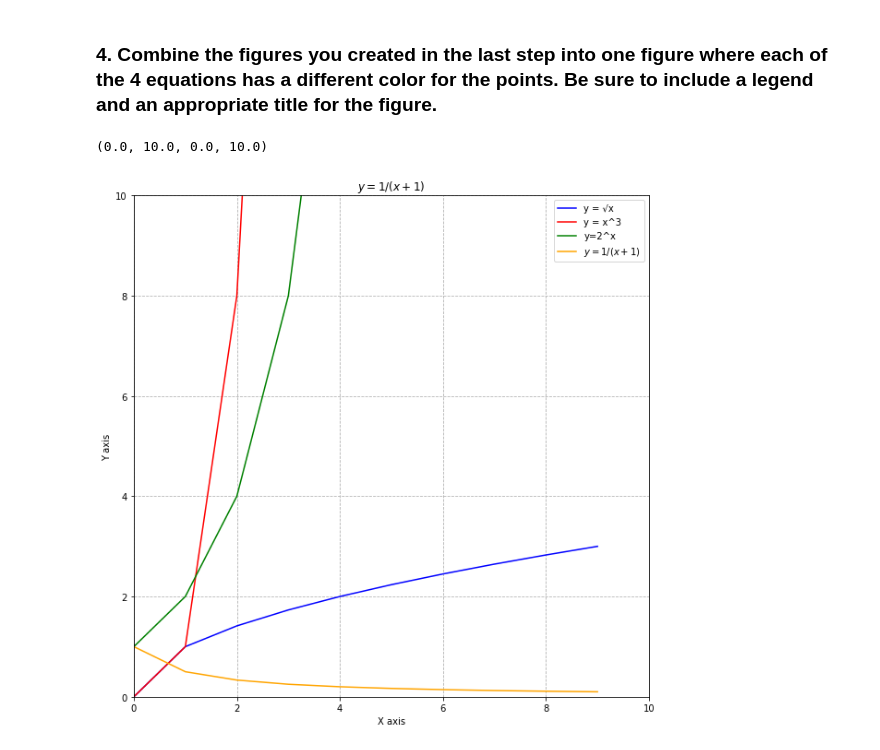
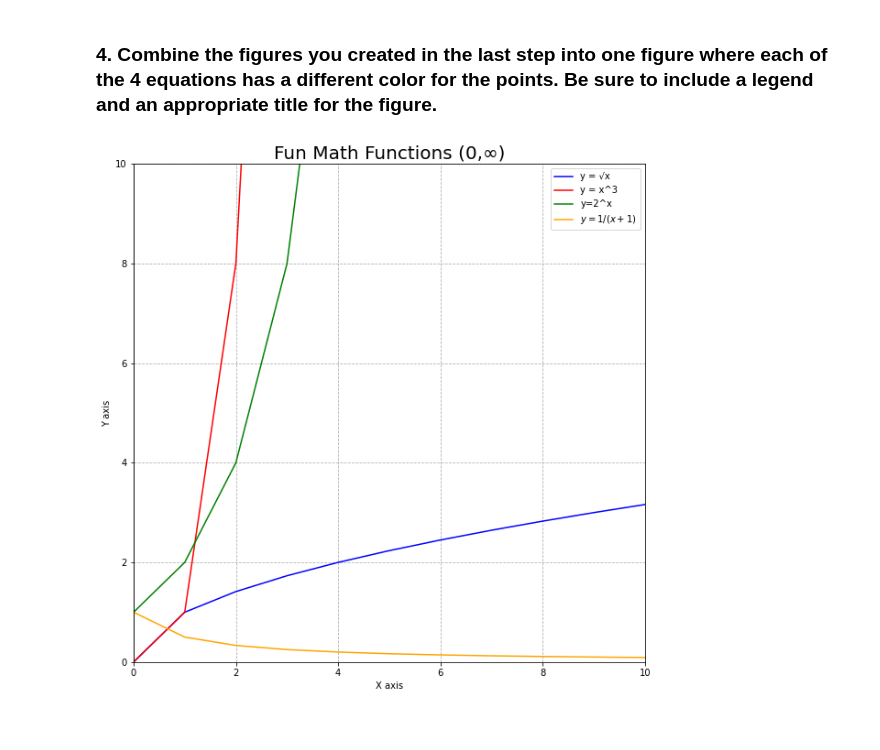
Before and after one commit to JeanetteSchulz/numpy-pandas-visualization-exercises, a Jupyter notebook: matplotlib_exercises.ipynb, the cells around one changed output. Cells and saved outputs as stored; diff of their text form; code cells hidden in the pictures.

```diff
--- a/matplotlib_exercises.ipynb
+++ b/matplotlib_exercises.ipynb
@@ -258,7 +249,7 @@ plt.axis([0, 10, 0, 10])
 ### 4. Combine the figures you created in the last step into one figure where each of the 4 equations has a different color for the points. Be sure to include a legend and an appropriate title for the figure.
 # %%
 #Data Points
-x = range(0,10)
+x = range(0,20)
 y1 = [ math.sqrt(x) for x in x] # write the list comprehension
 y2 = [ x**3 for x in x]
 y3 = [ 2**x for x in x]
@@ -275,34 +266,33 @@ plt.plot(x,y1,
          label='y = √x')
 
 plt.plot(x,y2,
          color='red',
          marker='',
          linestyle= '-',
          label = 'y = x^3')
 
 plt.plot(x,y3,
          color='green',
          marker='',
          linestyle= '-',
          label = 'y=2^x')
 
 plt.plot(x,y4,
          color='orange',
          marker='',
          linestyle= '-',
          label = '$y = 1/(x+1)$')
 
 #Labels
-plt.title('$y = 1/(x+1)$')
+plt.title('Fun Math Functions (0,∞)', fontsize= 20)
 plt.xlabel('X axis')
 plt.ylabel('Y axis')
 plt.legend()
 
 #Table Design
 plt.axhline(0, ls="-", lw=0.5, color = "k")#horizontal line
 plt.axvline(0, ls="-", lw=0.5, color = "k")#vertical line
 plt.grid('True', ls = '--')
-plt.axis([0, 10, 0, 10])
+plt.axis([0, 10, 0, 10]);
 # %% [output]
-(0.0, 10.0, 0.0, 10.0)
-[figure, old version]
+[figure, new version]
```
Also changed, not shown: parts of 6 cells of this notebook, 1 other file.
